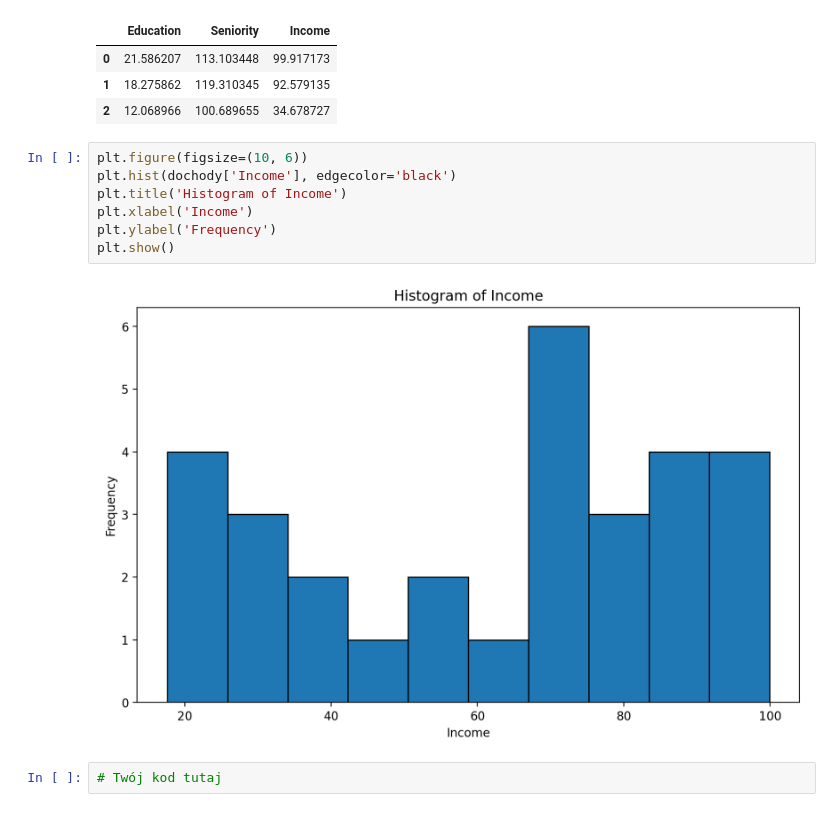
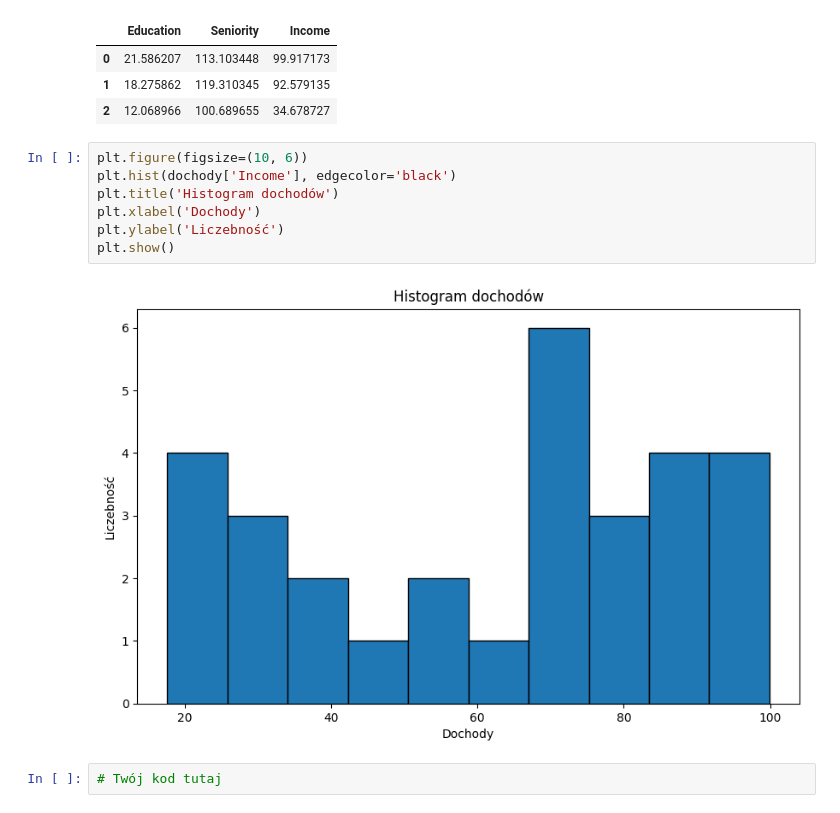
Before and after one commit to rk404/sadKF, a Jupyter notebook: 08-data-wrangling.ipynb, the cells around one changed output. Saved outputs shown, nothing was run; the diff lists cells and outputs as text.

```diff
--- a/08-data-wrangling.ipynb
+++ b/08-data-wrangling.ipynb
@@ -1388,12 +1497,12 @@ dochody.head(3)
 # %%
 plt.figure(figsize=(10, 6))
 plt.hist(dochody['Income'], edgecolor='black')
-plt.title('Histogram of Income')
-plt.xlabel('Income')
-plt.ylabel('Frequency')
+plt.title('Histogram dochodów')
+plt.xlabel('Dochody')
+plt.ylabel('Liczebność')
 plt.show()
 # %% [output]
-[figure, old version]
+[figure, new version]
 # %%
 # Twój kod tutaj
 # %% [markdown]
```
Also changed, not shown: parts of 38 cells of this notebook, 1 other file.
